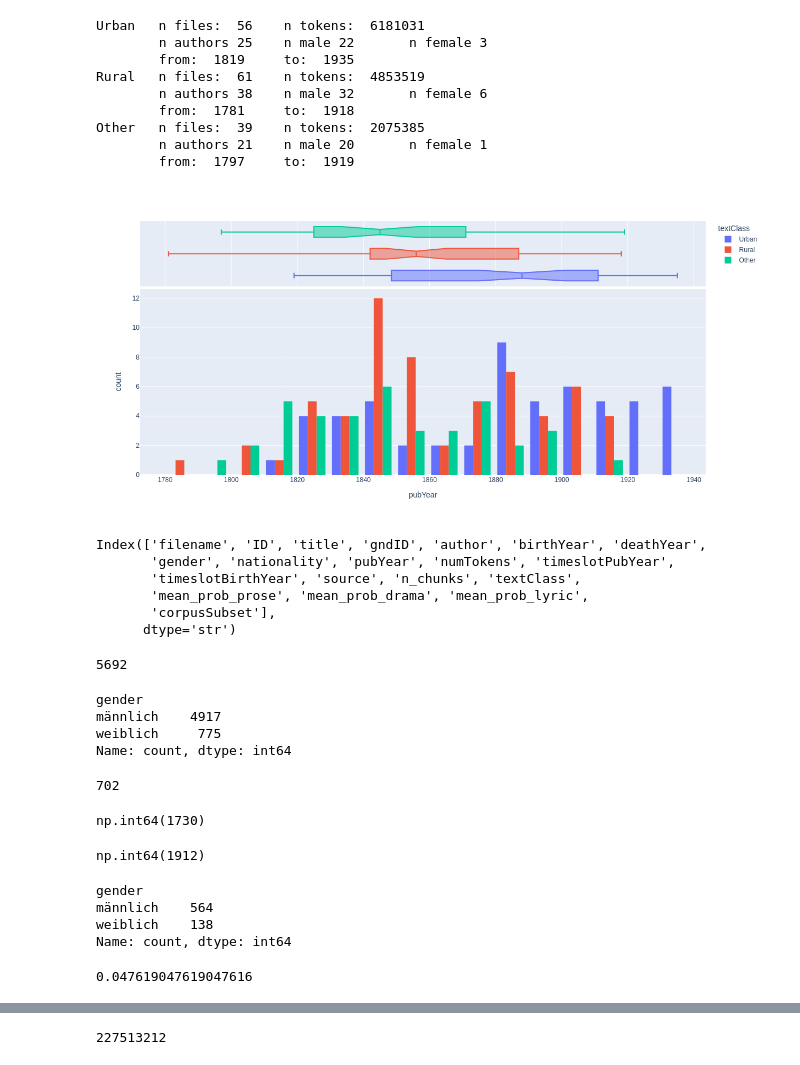
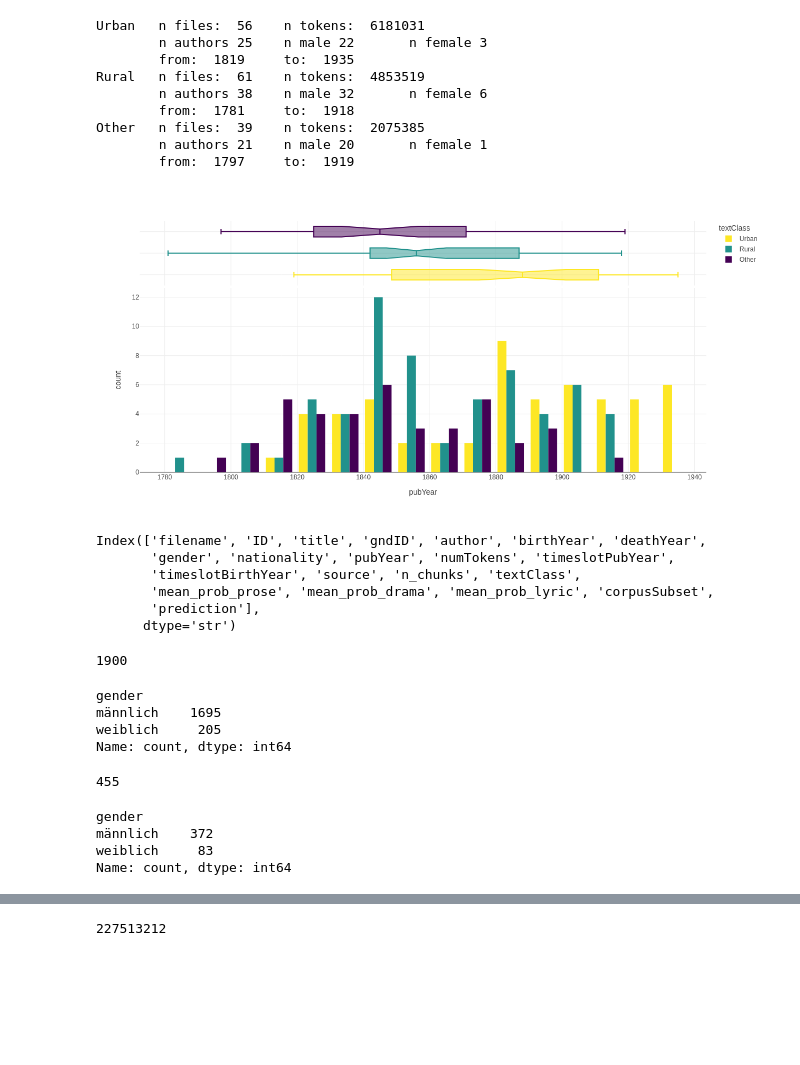
Before and after one commit to DanielKababgi/setting-detection-chr2027, a Jupyter notebook: dataset-exploration.ipynb, the cells around one changed output, grey strips where cells are left out. Drawn from its saved outputs; the diff is of its cells as text; code cells hidden in the pictures; blank space fills up the shorter version.

```diff
--- a/dataset-exploration.ipynb
+++ b/dataset-exploration.ipynb
@@ -3,10 +3,16 @@
 # %%
 # libraries
 import plotly.express as px
+import plotly.io as pio
 import matplotlib.pyplot as plt
 import pandas as pd
+
+# setup
+pio.templates.default="gridon"
+
 # global variables
 CORPUS_PATH = "../corpora-collection/sunset-corpus/src/normalized/"
+COLOR_VIRIDIS=["#fde725", "#21918c", "#440154"]
 # %%
 df = pd.read_csv("src/city_country_metadata.tsv", sep="\t")
 df.columns
@@ -58,17 +64,23 @@ Other   n files:  39    n tokens:  2075385
         n authors 21    n male 20       n female 1
         from:  1797     to:  1919
 # %%
-px.histogram(df, x="pubYear", color="textClass", barmode='group', marginal="box",height=600)
+px.histogram(df,
+             x="pubYear",
+             color="textClass",
+             color_discrete_sequence=COLOR_VIRIDIS,
+             barmode='group',
+             marginal="box",
+             height=600)
 # %% [output]
-[figure, old version]
+[figure, new version]
 # %%
-meta = pd.read_csv("../../GitHub/corpora-collection/sunset-corpus/metadata_updated-v2.csv")
-meta.columns
+ds = pd.read_csv("src/results-merged-meta.tsv", sep="\t")
+ds.columns
 # %% [output]
 Index(['filename', 'ID', 'title', 'gndID', 'author', 'birthYear', 'deathYear',
        'gender', 'nationality', 'pubYear', 'numTokens', 'timeslotPubYear',
        'timeslotBirthYear', 'source', 'n_chunks', 'textClass',
-       'mean_prob_prose', 'mean_prob_drama', 'mean_prob_lyric',
-       'corpusSubset'],
+       'mean_prob_prose', 'mean_prob_drama', 'mean_prob_lyric', 'corpusSubset',
+       'prediction'],
       dtype='str')
 # %%
@@ -76,34 +88,22 @@ meta = meta.loc[meta.textClass=="prose"]
 # %%
-len(meta)
+len(ds)
 # %% [output]
-5692
+1900
 # %%
-meta.gender.value_counts()
+ds.gender.value_counts()
 # %% [output]
 gender
-männlich    4917
-weiblich     775
+männlich    1695
+weiblich     205
 Name: count, dtype: int64
 # %%
-len(meta.author.unique())
+len(ds.author.unique())
 # %% [output]
-702
+455
-# %%
-meta.birthYear.min()
-# %% [output]
-np.int64(1730)
-# %%
-meta.birthYear.max()
-# %% [output]
-np.int64(1912)
 # %%
-meta.drop_duplicates(subset="author").gender.value_counts()
+ds.drop_duplicates(subset="author").gender.value_counts()
 # %% [output]
 gender
-männlich    564
-weiblich    138
+männlich    372
+weiblich     83
 Name: count, dtype: int64
-# %%
-1/21
-# %% [output]
-0.047619047619047616
```
Also changed, not shown: parts of 10 cells of this notebook, 1 other file.
